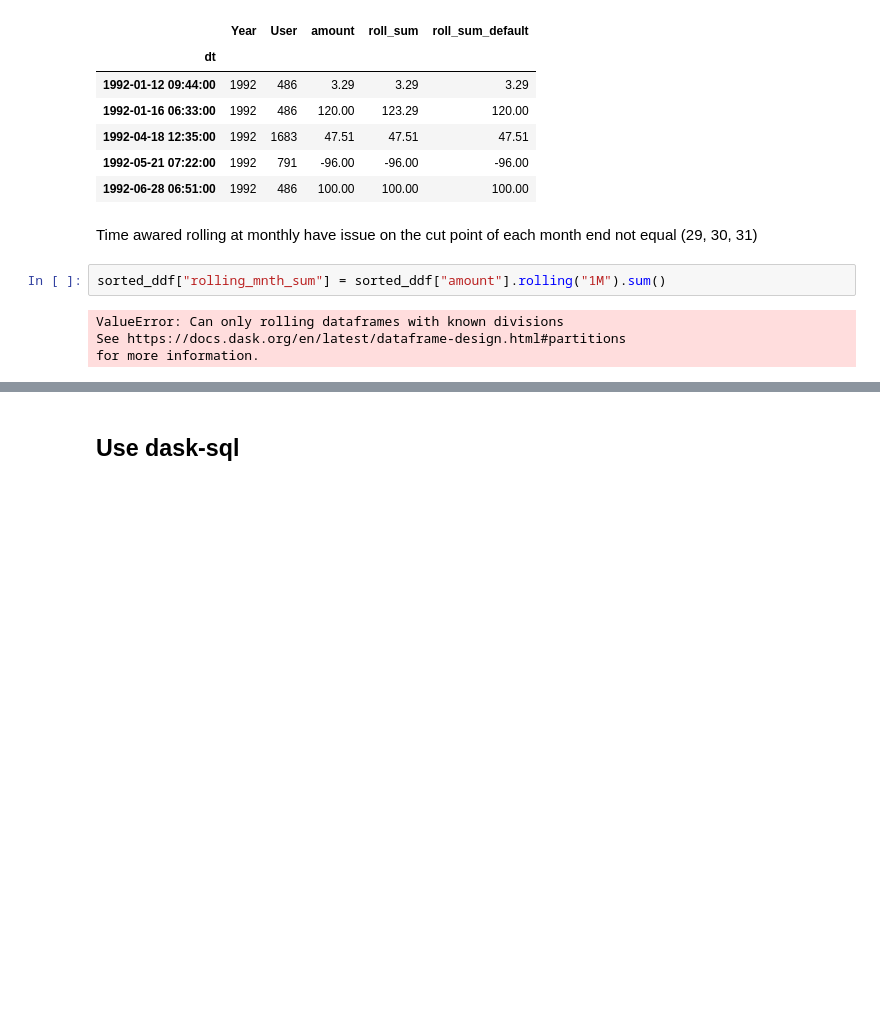
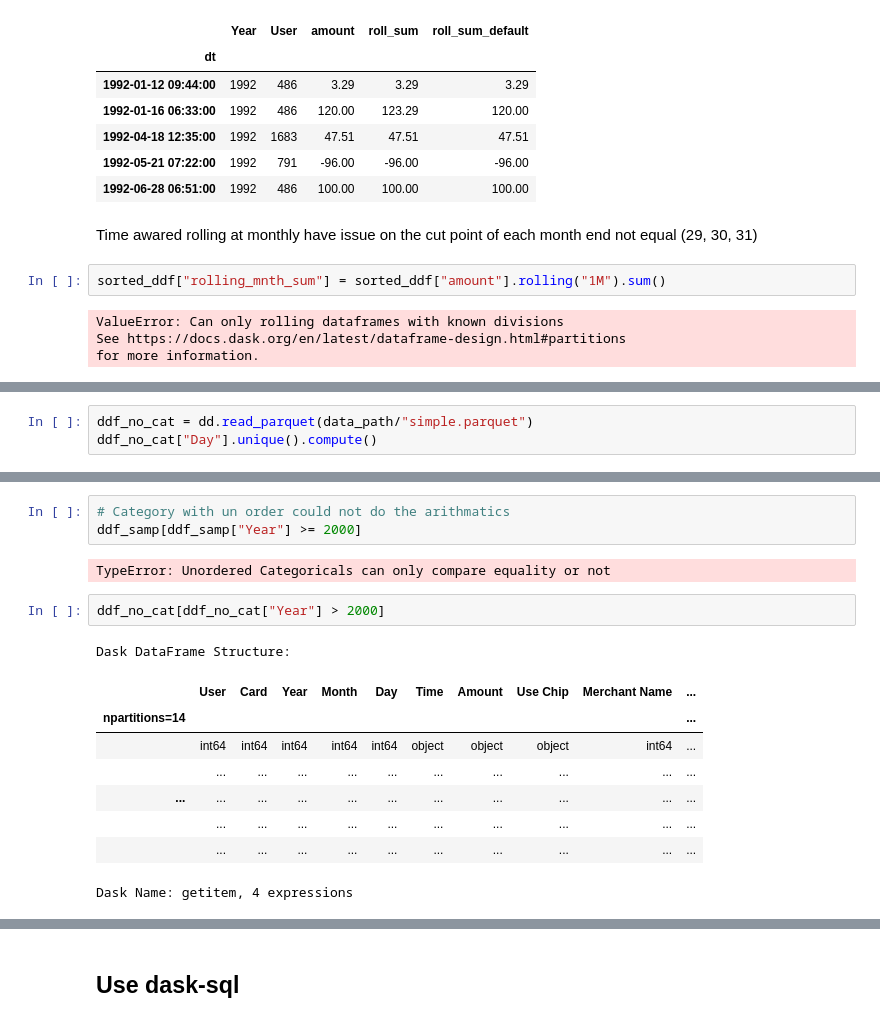
Before and after one commit to pbdanny/PythonProject, a Jupyter notebook: Dask/notebook/dask_compute.ipynb, the cells around one changed output, grey strips where cells are left out. Drawn from its saved outputs; the diff is of its cells as text; blank space fills up the shorter version.

Commit message:
add categorical

```diff
--- a/Dask/notebook/dask_compute.ipynb
+++ b/Dask/notebook/dask_compute.ipynb
@@ -714,0 +778,3 @@ for more information.
+# %%
+ddf_no_cat = dd.read_parquet(data_path/"simple.parquet")
+ddf_no_cat["Day"].unique().compute()
@@ -714,0 +799,17 @@ for more information.
+# %%
+# Category with un order could not do the arithmatics
+ddf_samp[ddf_samp["Year"] >= 2000]
+# %% [output]
+TypeError: Unordered Categoricals can only compare equality or not
+# %%
+ddf_no_cat[ddf_no_cat["Year"] > 2000]
+# %% [output]
+Dask DataFrame Structure:
+|  | User | Card | Year | Month | Day | Time | Amount | Use Chip | Merchant Name | ... |
+| npartitions=14 |  |  |  |  |  |  |  |  |  | ... |
+|  | int64 | int64 | int64 | int64 | int64 | object | object | object | int64 | ... |
+|  | ... | ... | ... | ... | ... | ... | ... | ... | ... | ... |
+| ... | ... | ... | ... | ... | ... | ... | ... | ... | ... | ... |
+|  | ... | ... | ... | ... | ... | ... | ... | ... | ... | ... |
+|  | ... | ... | ... | ... | ... | ... | ... | ... | ... | ... |
+Dask Name: getitem, 4 expressions
```
Also changed, not shown: parts of 41 cells of this notebook, 2 other files.
